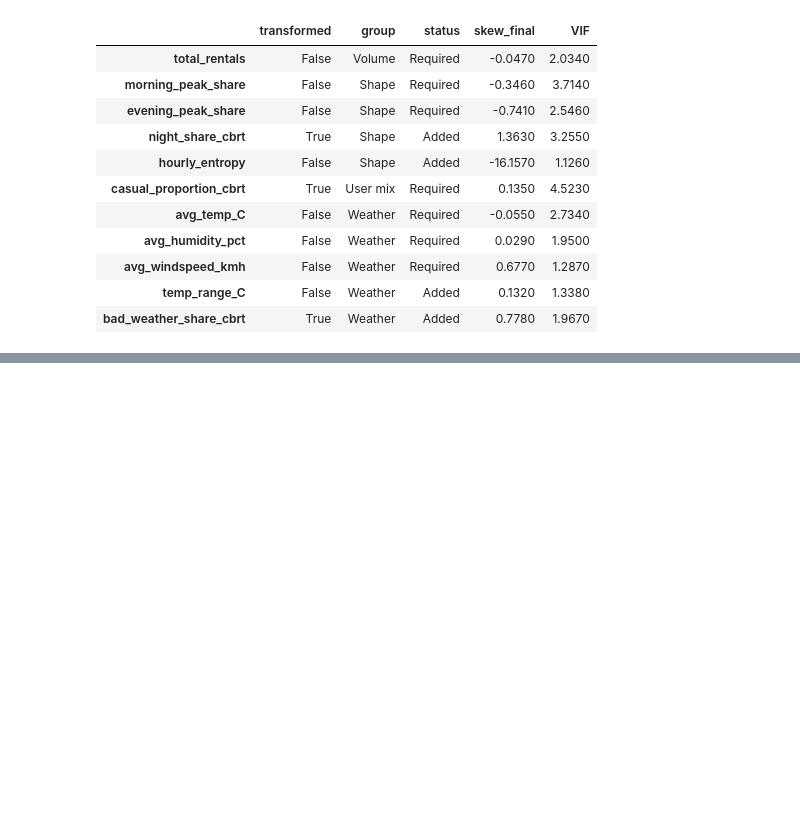
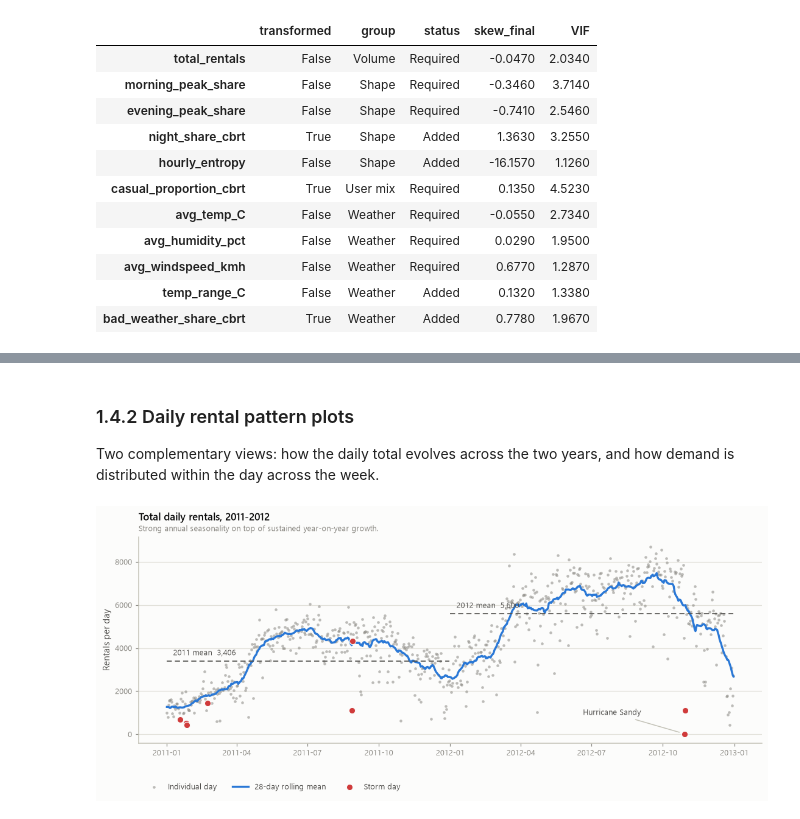
Before and after one commit to heshannethmina/Clustering-Urban-Mobility-Patterns-Using-Bike-Sharing-Data, a Jupyter notebook: bike_sharing_clustering.ipynb, the cells around one changed output, grey strips where cells are left out. Cells and saved outputs as stored; diff of their text form; code cells hidden in the pictures; blank space fills up the shorter version.

```diff
--- a/bike_sharing_clustering.ipynb
+++ b/bike_sharing_clustering.ipynb
@@ -2023,0 +2094,37 @@ context : 731 x 15   labels, for validation
+# %% [markdown]
+### 1.4.2 Daily rental pattern plots
+
+Two complementary views: how the daily total evolves across the two years, and how demand is
+distributed within the day across the week.
+# %%
+# ---- Figure 11: daily totals across the two-year span ---------------------
+fig, ax = plt.subplots(figsize=(12, 4))
+
+ax.scatter(explore.index, explore["total_rentals"], s=9, color=PALETTE["muted"],
+           alpha=0.55, label="Individual day", zorder=2)
+roll = explore["total_rentals"].rolling(28, center=True, min_periods=7).mean()
+ax.plot(roll.index, roll, color=SERIES[0], lw=2.2, label="28-day rolling mean", zorder=3)
+
+storm_days = explore[explore.quality_flag == "severely_incomplete"]
+ax.scatter(storm_days.index, storm_days["total_rentals"], s=46, color=PALETTE["critical"],
+           edgecolors=PALETTE["surface"], linewidths=0.8, label="Storm day", zorder=4)
+
+for yr, lbl in [(0, "2011"), (1, "2012")]:
+    m = explore.loc[explore.yr == yr, "total_rentals"].mean()
+    seg = explore.index[explore.yr == yr]
+    ax.plot([seg.min(), seg.max()], [m, m], color=PALETTE["ink2"], lw=1.1, ls=(0, (5, 3)), zorder=3)
+    ax.text(seg.min() + pd.Timedelta(days=8), m + 260, f"{lbl} mean  {m:,.0f}",
+            fontsize=8.4, color=PALETTE["ink2"])
+
+ax.annotate("Hurricane Sandy", xy=(pd.Timestamp("2012-10-29"), 22),
+            xytext=(pd.Timestamp("2012-06-20"), 900), fontsize=8.2, color=PALETTE["ink2"],
+            arrowprops=dict(arrowstyle="-", color=PALETTE["axis"], lw=1, shrinkA=4, shrinkB=6))
+
+finish(ax, title="Total daily rentals, 2011-2012",
+       subtitle="Strong annual seasonality on top of sustained year-on-year growth.",
+       xlabel=None, ylabel="Rentals per day")
+ax.legend(loc="upper left", bbox_to_anchor=(0, -0.16), ncol=3)
+save(fig, "fig11_daily_totals")
+plt.show()
+# %% [output]
+[figure, added]
```
Also changed, not shown: parts of 19 cells of this notebook, 7 other files.
